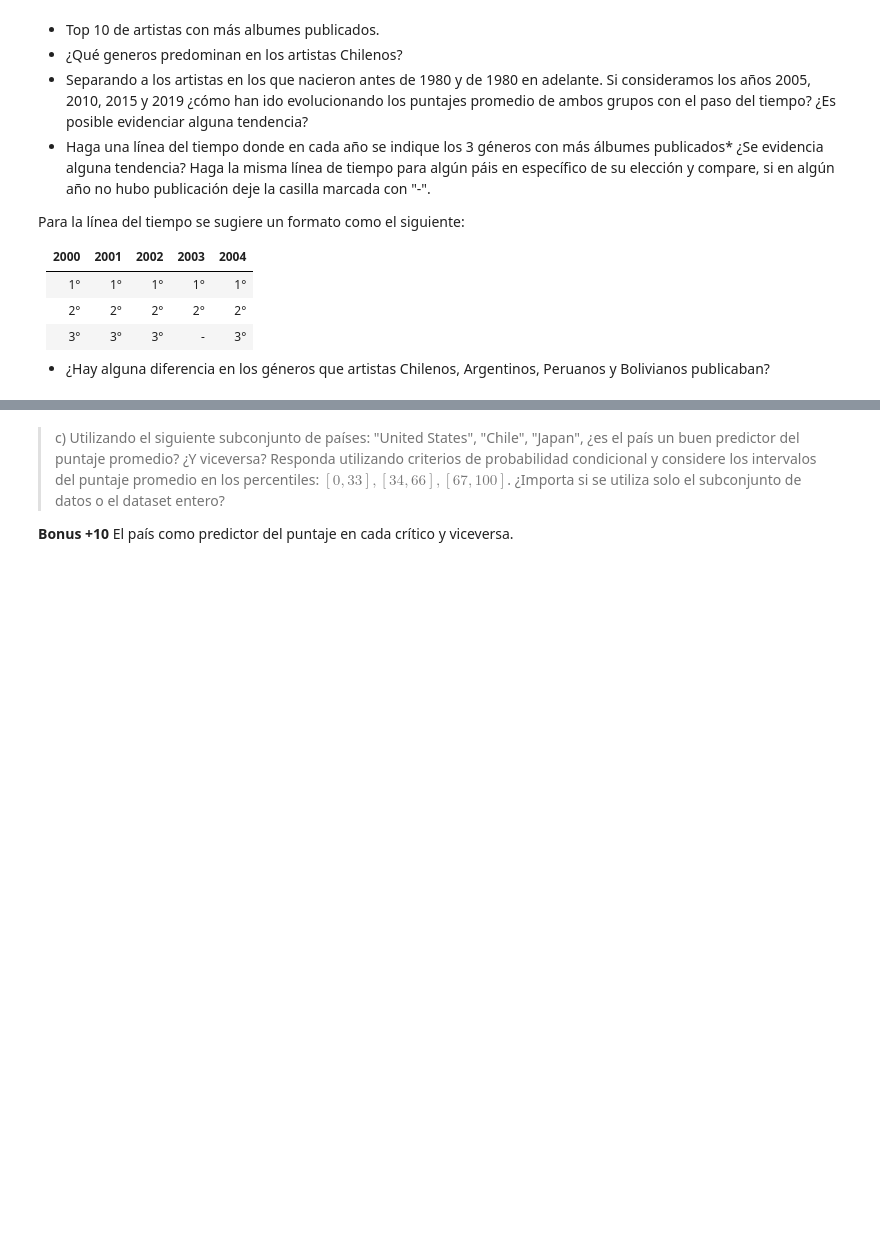
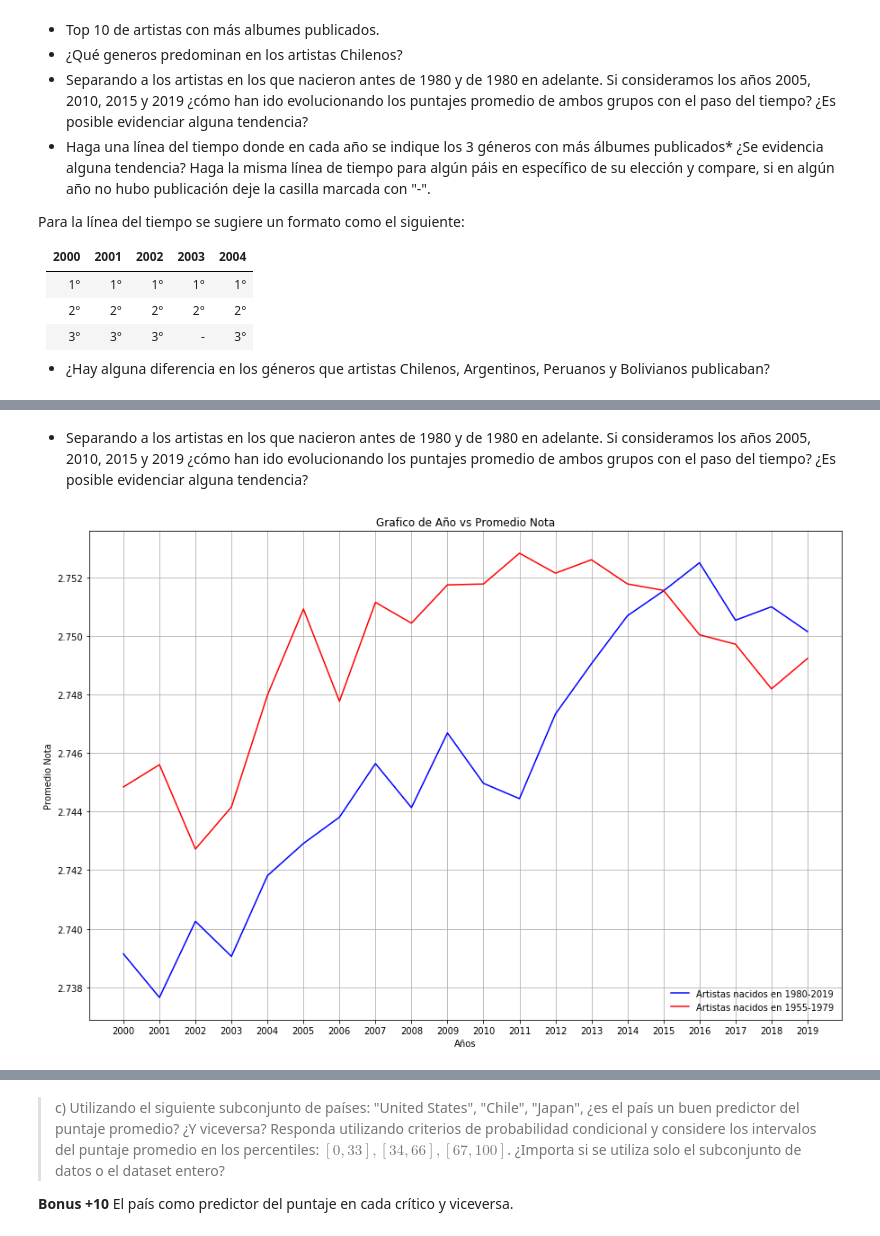
Before and after one commit to Felipitoo/estaca2, a Jupyter notebook: Laboratorio 2.ipynb, the cells around one changed output, grey strips where cells are left out. Drawn from its saved outputs; the diff is of its cells as text; code cells hidden in the pictures; blank space fills up the shorter version.

```diff
--- a/Laboratorio 2.ipynb
+++ b/Laboratorio 2.ipynb
@@ -316,0 +513,13 @@ Para la línea del tiempo se sugiere un formato como el siguiente:
+# %%
+criticos = ["rolling_stone_critic","mtv_critic","music_maniac_critic"]
+
+for critico in criticos :
+    data_top10 = data_albums.sort_values(critico,ascending=False)
+    for c in criticos:
+        if c != critico:
+            data_top10 = data_top10.drop([c],axis = 1)
+
+    print("El top 10 de albumens para el critico "+ critico + " es : ")
+    print(data_top10.head(10))
+    print("\n")
+    print("\n")
@@ -316,0 +738,67 @@ Para la línea del tiempo se sugiere un formato como el siguiente:
+# %% [markdown]
+* Separando a los artistas en los que nacieron antes de 1980 y de 1980 en adelante. Si consideramos los años 2005, 2010, 2015 y 2019 ¿cómo han ido evolucionando los puntajes promedio de ambos grupos con el paso del tiempo? ¿Es posible evidenciar alguna tendencia?
+# %%
+#filter1 = new_df["year_of_birth"] < 1980
+
+#filter2 = new_df["year_of_birth"] >= 1980
+
+# filtering data
+
+menor_1980 = new_df.where(new_df["year_of_birth"] < 1980)
+
+geq_1980 = new_df.where(new_df["year_of_birth"] >= 1980)
+
+menor_1980 = menor_1980.dropna()
+geq_1980 = geq_1980.dropna()
+# display
+
+anios = list(geq_1980["year_of_pub"].unique())
+
+creator_le1980 = {"Año" : anios}
+
+
+creator_geq1980 = {"Año" : anios}
+
+
+promedios =[]
+for anio in anios :
+    promedio = (menor_1980[menor_1980["year_of_pub"] <= anio]["rolling_stone_critic"].mean() + menor_1980[menor_1980["year_of_pub"] <= anio]["mtv_critic"].mean() + menor_1980[menor_1980["year_of_pub"] <= anio]["music_maniac_critic"].mean())/3.0
+    promedios.append(promedio)
+
+creator_le1980["Promedio"] = promedios
+
+promedios =[]
+for anio in anios :
+    promedio = (geq_1980[geq_1980["year_of_pub"] <= anio]["rolling_stone_critic"].mean() + geq_1980[geq_1980["year_of_pub"] <= anio]["mtv_critic"].mean() + geq_1980[geq_1980["year_of_pub"] <= anio]["music_maniac_critic"].mean())/3.0
+    promedios.append(promedio)
+
+creator_geq1980["Promedio"] = promedios
+
+df_leq = pd.DataFrame(creator_le1980)
+df_geq = pd.DataFrame(creator_geq1980)
+
+df_leq = df_leq.sort_values(by=['Año'])
+df_geq = df_geq.sort_values(by=['Año'])
+
+fig, ax = plt.subplots(figsize=(15,10))
+
+plt.xlabel('Años')
+plt.ylabel('Promedio Nota')
+plt.title('Grafico de Año vs Promedio Nota')
+
+ax.plot(df_geq["Año"], df_geq["Promedio"], color = "blue", label = "Artistas nacidos en 1980-2019" )
+
+
+ax.plot(df_leq["Año"], df_leq["Promedio"] , color = "red" , label = "Artistas nacidos en 1955-1979")
+
+ax.set_xticks(df_geq['Año'])
+
+ax.grid(True )
+
+
+ax.legend(loc='lower right', frameon=False)
+
+
+plt.show()
+# %% [output]
+[figure, added]
```
Also changed, not shown: parts of 25 cells of this notebook.
